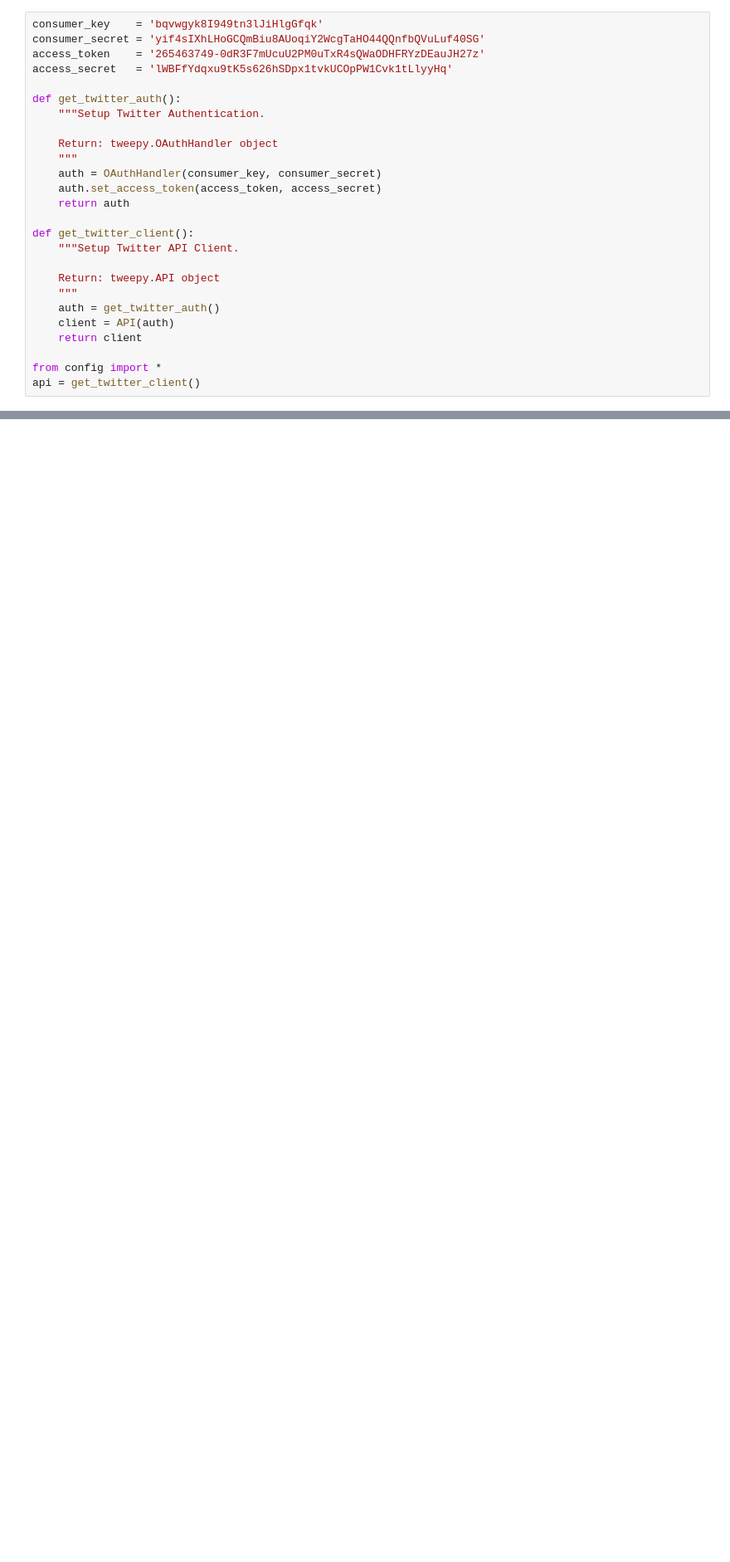
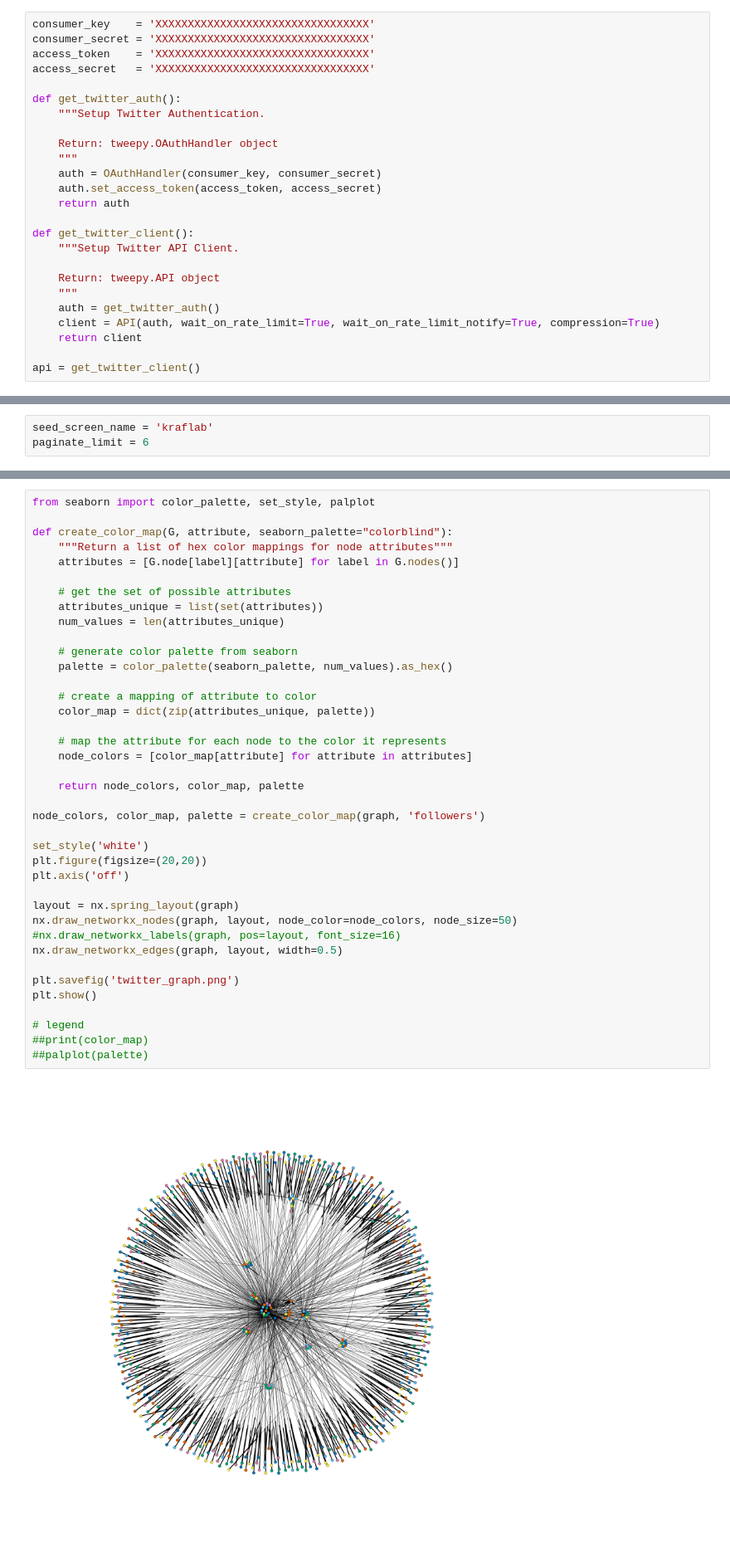
Before and after one commit to Data4Democracy/tutorials, a Jupyter notebook: Twitter/Building_a_Graph_Twitter.ipynb, the cells around one changed output, grey strips where cells are left out. Shown at 83% size. Drawn from its saved outputs; the diff is of its cells as text; blank space fills up the shorter version.

```diff
--- a/Twitter/Building_a_Graph_Twitter.ipynb
+++ b/Twitter/Building_a_Graph_Twitter.ipynb
@@ -13,10 +36,10 @@ from tweepy import Cursor
 # %% [markdown]
 # Authentication
 # %%
-consumer_key    = 'bqvwgyk8I949tn3lJiHlgGfqk'
-consumer_secret = 'yif4sIXhLHoGCQmBiu8AUoqiY2WcgTaHO44QQnfbQVuLuf40SG'
-access_token    = '265463749-0dR3F7mUcuU2PM0uTxR4sQWaODHFRYzDEauJH27z'
-access_secret   = 'lWBFfYdqxu9tK5s626hSDpx1tvkUCOpPW1Cvk1tLlyyHq'
+consumer_key    = 'XXXXXXXXXXXXXXXXXXXXXXXXXXXXXXXXX'
+consumer_secret = 'XXXXXXXXXXXXXXXXXXXXXXXXXXXXXXXXX'
+access_token    = 'XXXXXXXXXXXXXXXXXXXXXXXXXXXXXXXXX'
+access_secret   = 'XXXXXXXXXXXXXXXXXXXXXXXXXXXXXXXXX'
 
 def get_twitter_auth():
     """Setup Twitter Authentication.
@@ -33,10 +56,9 @@ def get_twitter_client():
     Return: tweepy.API object
     """
     auth = get_twitter_auth()
-    client = API(auth)
+    client = API(auth, wait_on_rate_limit=True, wait_on_rate_limit_notify=True, compression=True)
     return client
 
-from config import *
 api = get_twitter_client()
 # %% [markdown]
 # Functions
@@ -115 +141,4 @@ myself_screen_name = 'X1alejandro3x'
+# %%
+seed_screen_name = 'kraflab'
+paginate_limit = 6
 # %% [markdown]
@@ -255,0 +310,41 @@ draw_networkx_nodes(G, pos, nodelist=None, node_size=300, node_color='r', node_s
+# %%
+from seaborn import color_palette, set_style, palplot
+
+def create_color_map(G, attribute, seaborn_palette="colorblind"):
+    """Return a list of hex color mappings for node attributes"""
+    attributes = [G.node[label][attribute] for label in G.nodes()]
+
+    # get the set of possible attributes
+    attributes_unique = list(set(attributes))
+    num_values = len(attributes_unique)
+
+    # generate color palette from seaborn
+    palette = color_palette(seaborn_palette, num_values).as_hex()
+
+    # create a mapping of attribute to color
+    color_map = dict(zip(attributes_unique, palette))
+
+    # map the attribute for each node to the color it represents
+    node_colors = [color_map[attribute] for attribute in attributes]
+
+    return node_colors, color_map, palette
+
+node_colors, color_map, palette = create_color_map(graph, 'followers')
+
+set_style('white')
+plt.figure(figsize=(20,20))
+plt.axis('off')
+
+layout = nx.spring_layout(graph)
+nx.draw_networkx_nodes(graph, layout, node_color=node_colors, node_size=50)
+#nx.draw_networkx_labels(graph, pos=layout, font_size=16)
+nx.draw_networkx_edges(graph, layout, width=0.5)
+
+plt.savefig('twitter_graph.png')
+plt.show()
+
+# legend
+##print(color_map)
+##palplot(palette)
+# %% [output]
+[figure, added]
```
Also changed, not shown: parts of 15 cells of this notebook.
